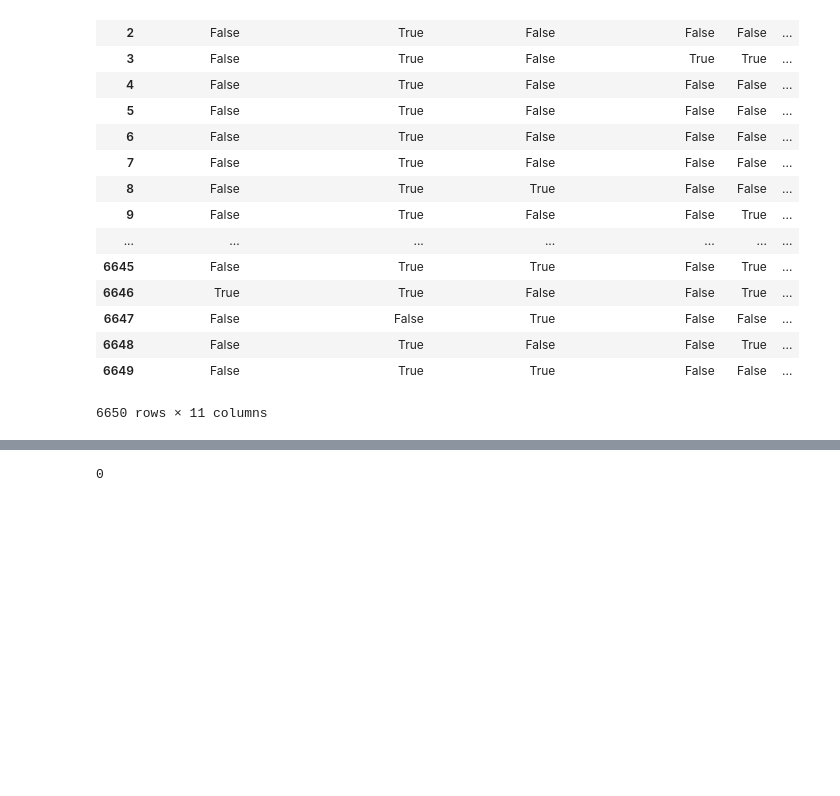
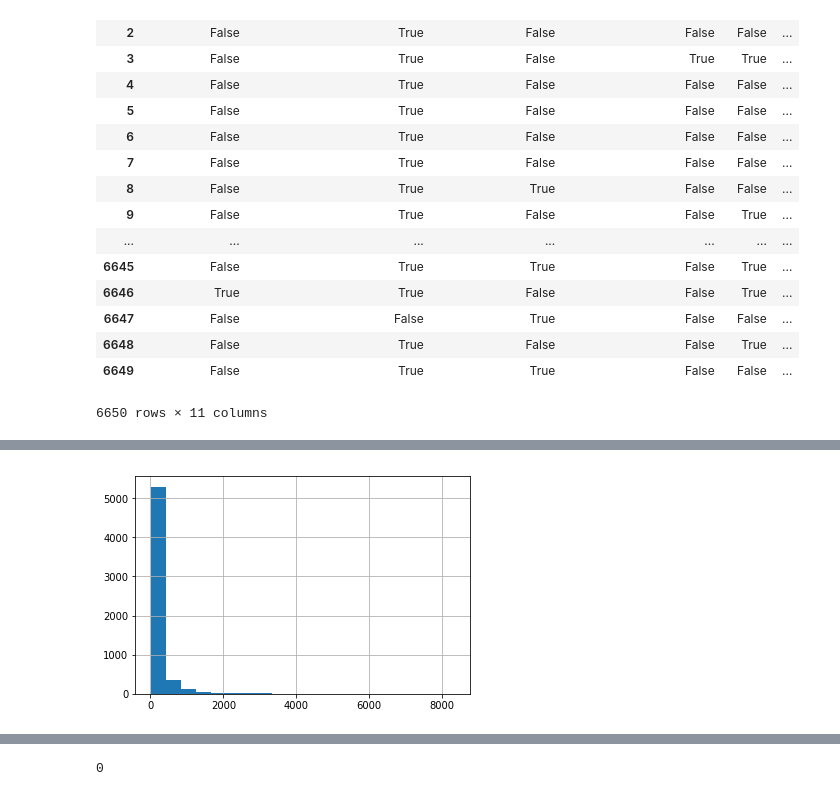
Before and after one commit to michelletran42/Yelp-Attributes-Health-Score, a Jupyter notebook: YelpRatingAnalysis.ipynb, the cells around one changed output, grey strips where cells are left out. Saved outputs shown, nothing was run; the diff lists cells and outputs as text; code cells hidden in the pictures; blank space fills up the shorter version.

```diff
--- a/YelpRatingAnalysis.ipynb
+++ b/YelpRatingAnalysis.ipynb
@@ -303,11 +284,11 @@ Length: 6650, dtype: int64
 # %%
 # Create new df for restaurants between 1 and 2 dollar signs
-df_price_1to2 = df_combined.loc[(df_combined['RestaurantsPriceRange2'] == ('1'))
-                                | (df_combined['RestaurantsPriceRange2'] == ('2'))]
+df_price_1to2 = df_business.loc[(df_business['restaurant_price'] == ('1'))
+                                | (df_business['restaurant_price'] == ('2'))]
 
 # Create new df for restaurants between 3 and 4 dollar signs
-df_price_3to4 = df_combined.loc[(df_combined['RestaurantsPriceRange2'] == ('3'))
-                                | (df_combined['RestaurantsPriceRange2'] == ('4'))]
+df_price_3to4 = df_business.loc[(df_business['restaurant_price'] == ('3'))
+                                | (df_business['restaurant_price'] == ('4'))]
 
 # Create new df for restaurants with 5 dollar signs
-df_price_5 = df_combined.loc[df_combined['RestaurantsPriceRange2'] == ('5')]
+df_price_5 = df_business.loc[df_business['restaurant_price'] == ('5')]
@@ -315,0 +317,5 @@ Viewing Restaurants with a 1-2 dollar price range according to Yelp
+# %%
+df_price_1to2.review_count.hist(bins=20)
+f1 = plt.gcf()
+# %% [output]
+[figure, added]
```
Also changed, not shown: parts of 8 cells of this notebook.
